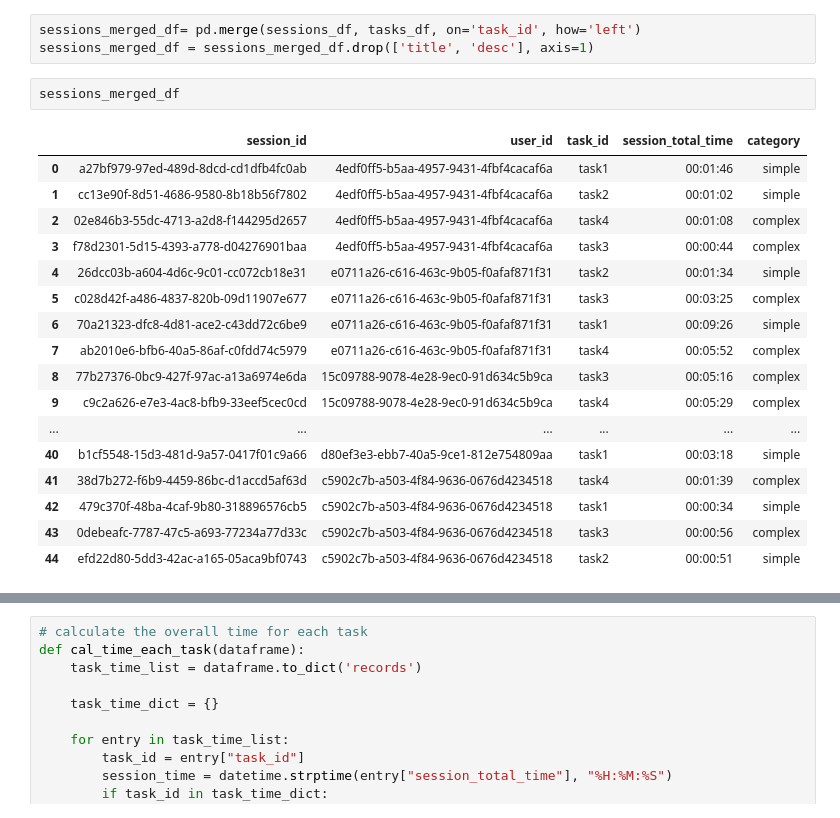
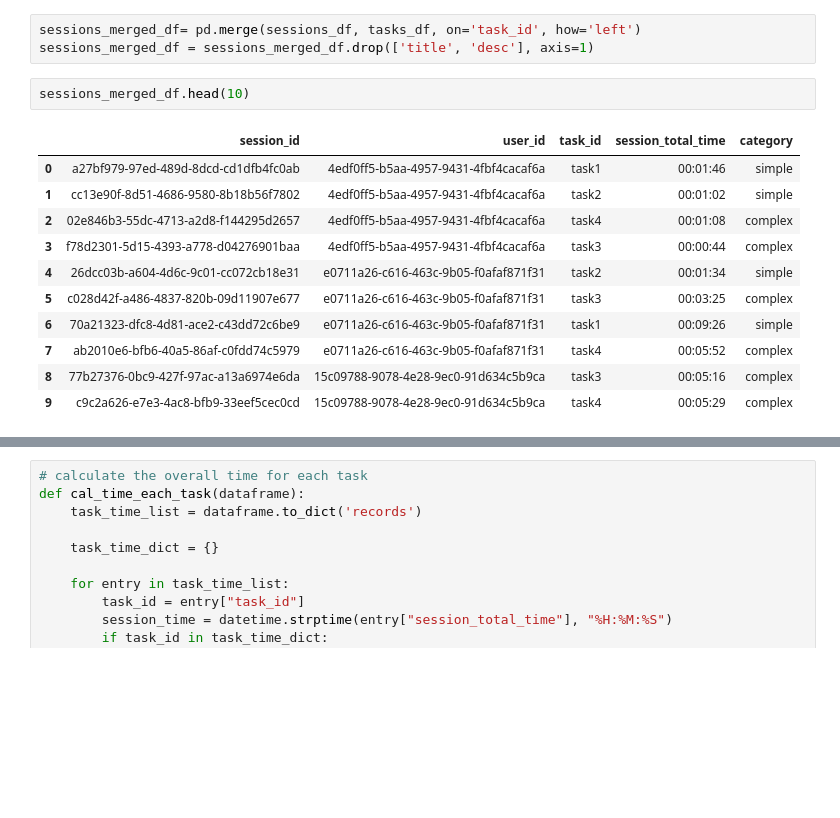
Before and after one commit to nguyetha79/FIRSURVEY-Data-Analysis, a Jupyter notebook: results.ipynb, the cells around one changed output, grey strips where cells are left out. Drawn from its saved outputs; the diff is of its cells as text; blank space fills up the shorter version.

```diff
--- a/results.ipynb
+++ b/results.ipynb
@@ -401,24 +415,18 @@ sessions_df
 sessions_merged_df= pd.merge(sessions_df, tasks_df, on='task_id', how='left')
 sessions_merged_df = sessions_merged_df.drop(['title', 'desc'], axis=1)
 # %%
-sessions_merged_df
+sessions_merged_df.head(10)
 # %% [output]
 |  | session_id | user_id | task_id | session_total_time | category |
 | 0 | a27bf979-97ed-489d-8dcd-cd1dfb4fc0ab | 4edf0ff5-b5aa-4957-9431-4fbf4cacaf6a | task1 | 00:01:46 | simple |
 | 1 | cc13e90f-8d51-4686-9580-8b18b56f7802 | 4edf0ff5-b5aa-4957-9431-4fbf4cacaf6a | task2 | 00:01:02 | simple |
 | 2 | 02e846b3-55dc-4713-a2d8-f144295d2657 | 4edf0ff5-b5aa-4957-9431-4fbf4cacaf6a | task4 | 00:01:08 | complex |
 | 3 | f78d2301-5d15-4393-a778-d04276901baa | 4edf0ff5-b5aa-4957-9431-4fbf4cacaf6a | task3 | 00:00:44 | complex |
 | 4 | 26dcc03b-a604-4d6c-9c01-cc072cb18e31 | e0711a26-c616-463c-9b05-f0afaf871f31 | task2 | 00:01:34 | simple |
 | 5 | c028d42f-a486-4837-820b-09d11907e677 | e0711a26-c616-463c-9b05-f0afaf871f31 | task3 | 00:03:25 | complex |
 | 6 | 70a21323-dfc8-4d81-ace2-c43dd72c6be9 | e0711a26-c616-463c-9b05-f0afaf871f31 | task1 | 00:09:26 | simple |
 | 7 | ab2010e6-bfb6-40a5-86af-c0fdd74c5979 | e0711a26-c616-463c-9b05-f0afaf871f31 | task4 | 00:05:52 | complex |
 | 8 | 77b27376-0bc9-427f-97ac-a13a6974e6da | 15c09788-9078-4e28-9ec0-91d634c5b9ca | task3 | 00:05:16 | complex |
 | 9 | c9c2a626-e7e3-4ac8-bfb9-33eef5cec0cd | 15c09788-9078-4e28-9ec0-91d634c5b9ca | task4 | 00:05:29 | complex |
-| ... | ... | ... | ... | ... | ... |
-| 40 | b1cf5548-15d3-481d-9a57-0417f01c9a66 | d80ef3e3-ebb7-40a5-9ce1-812e754809aa | task1 | 00:03:18 | simple |
-| 41 | 38d7b272-f6b9-4459-86bc-d1accd5af63d | c5902c7b-a503-4f84-9636-0676d4234518 | task4 | 00:01:39 | complex |
-| 42 | 479c370f-48ba-4caf-9b80-318896576cb5 | c5902c7b-a503-4f84-9636-0676d4234518 | task1 | 00:00:34 | simple |
-| 43 | 0debeafc-7787-47c5-a693-77234a77d33c | c5902c7b-a503-4f84-9636-0676d4234518 | task3 | 00:00:56 | complex |
-| 44 | efd22d80-5dd3-42ac-a165-05aca9bf0743 | c5902c7b-a503-4f84-9636-0676d4234518 | task2 | 00:00:51 | simple |
 # %%
 task_time_df = sessions_merged_df[['task_id', 'session_total_time']]
```
Also changed, not shown: parts of 41 cells of this notebook, 30 other files.
